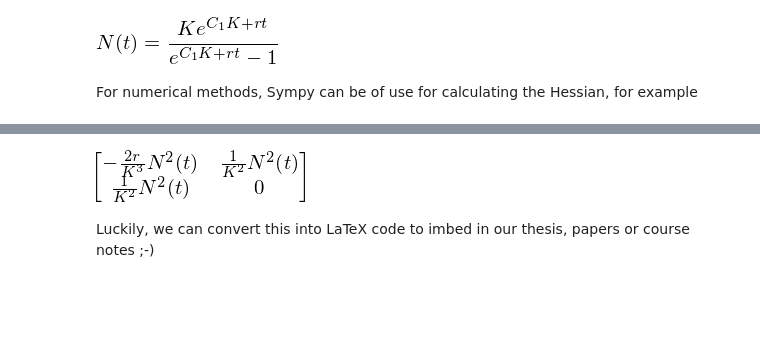
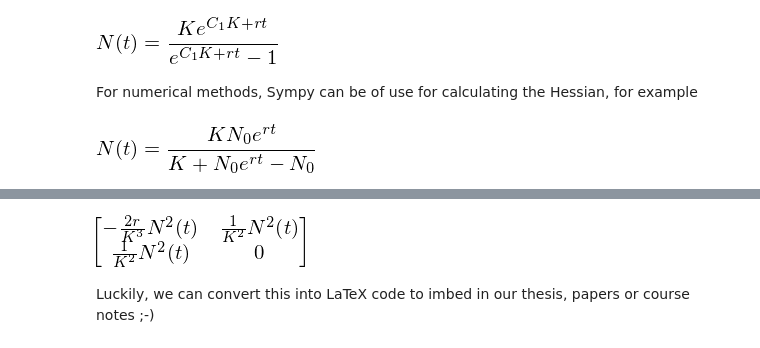
Before and after one commit to MichielStock/Teaching, a Jupyter notebook: Scientific_python/Sympy_examples.ipynb, the cells around one changed output, grey strips where cells are left out. Saved outputs shown, nothing was run; the diff lists cells and outputs as text; code cells hidden in the pictures; blank space fills up the shorter version.

```diff
--- a/Scientific_python/Sympy_examples.ipynb
+++ b/Scientific_python/Sympy_examples.ipynb
@@ -92,3 +92,9 @@ exact_solution
 [figure]
 # %% [markdown]
 For numerical methods, Sympy can be of use for calculating the Hessian, for example
+# %%
+C_1 = exact_solution.atoms(sp.Symbol).difference(logistic.atoms(sp.Symbol)).pop()  # getting symbol for C1
+exact_solution_sv = exact_solution.subs(C_1, sp.solve(exact_solution.subs(N(t), N0), C_1).pop().subs(t,0)).simplify()
+exact_solution_sv
+# %% [output]
+[figure, added]
```
Also changed, not shown: parts of 2 cells of this notebook.
